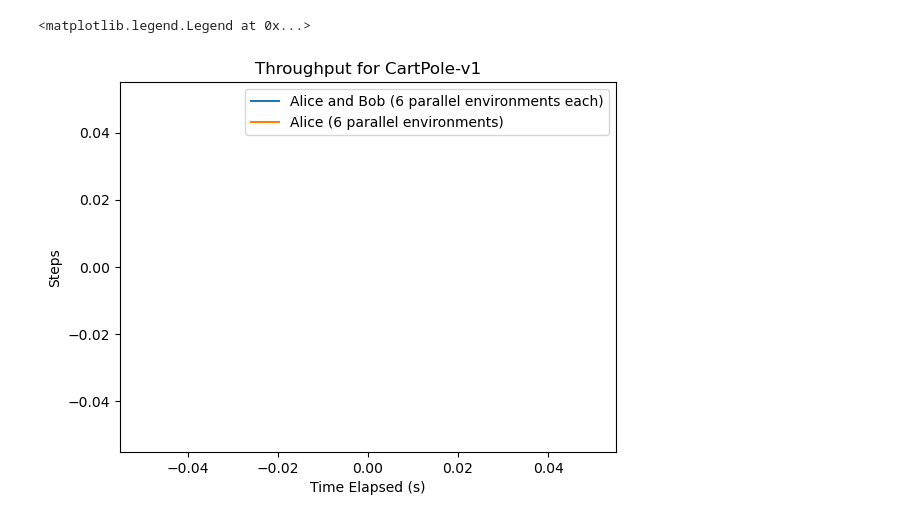
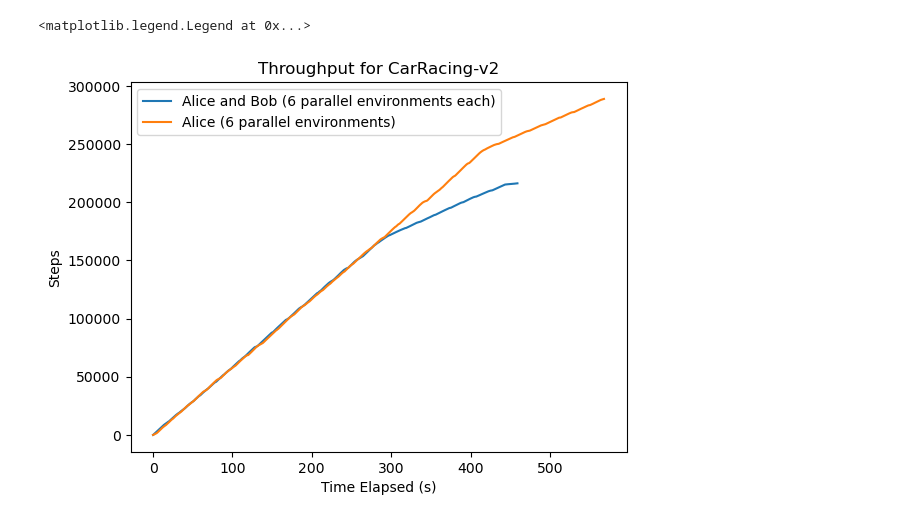
Before and after one commit to bmcnns/distributed-tpg, a Jupyter notebook: more_results.ipynb, the cells around one changed output. Saved outputs shown, nothing was run; the diff lists cells and outputs as text; code cells hidden in the pictures.

```diff
--- a/more_results.ipynb
+++ b/more_results.ipynb
@@ -17,31 +24,31 @@ Did you mean "db.pg_catalog.pg_config"?
 # %%
 df_2_workers = duckdb.query("""
 SELECT time, COUNT(*) OVER (ORDER BY time ROWS BETWEEN UNBOUNDED PRECEDING AND CURRENT ROW) as num_steps
 FROM db.public.training
-WHERE run_id = '008da3c6-d0aa-410e-a895-e3535285b6c2'
+WHERE run_id = 'dbf75cc8-bc45-4ebc-9820-60c9d451100e'
 ORDER BY time
 """).df()
 
 df_1_worker = duckdb.query("""
 SELECT time, COUNT(*) OVER (ORDER BY time ROWS BETWEEN UNBOUNDED PRECEDING AND CURRENT ROW) as num_steps
 FROM db.public.training
-WHERE run_id = 'f15dd0eb-eb89-4bf9-9995-582b4d39c3de'
+WHERE run_id = '55bd1329-7f36-4a1c-88fd-3d2d8a3fc80b'
 ORDER BY time
 """).df()
 
 for df in [df_2_workers, df_1_worker]:
     df['elapsed_time'] = df['time'] - df['time'].min()
 
 
 plt.plot(df_2_workers['elapsed_time'], df_2_workers['num_steps'], label='Alice and Bob (6 parallel environments each)')
 plt.plot(df_1_worker['elapsed_time'], df_1_worker['num_steps'], label='Alice (6 parallel environments)')
 
 plt.ylabel('Steps')
 plt.xlabel('Time Elapsed (s)')
-plt.title("Throughput for CartPole-v1")
+plt.title("Throughput for CarRacing-v2")
 plt.legend()
 # %% [output]
 <matplotlib.legend.Legend at 0x...>
-[figure, old version]
+[figure, new version]
 # %%
 duckdb.query("""
```
Also changed, not shown: parts of 4 cells of this notebook, 4 other files.
